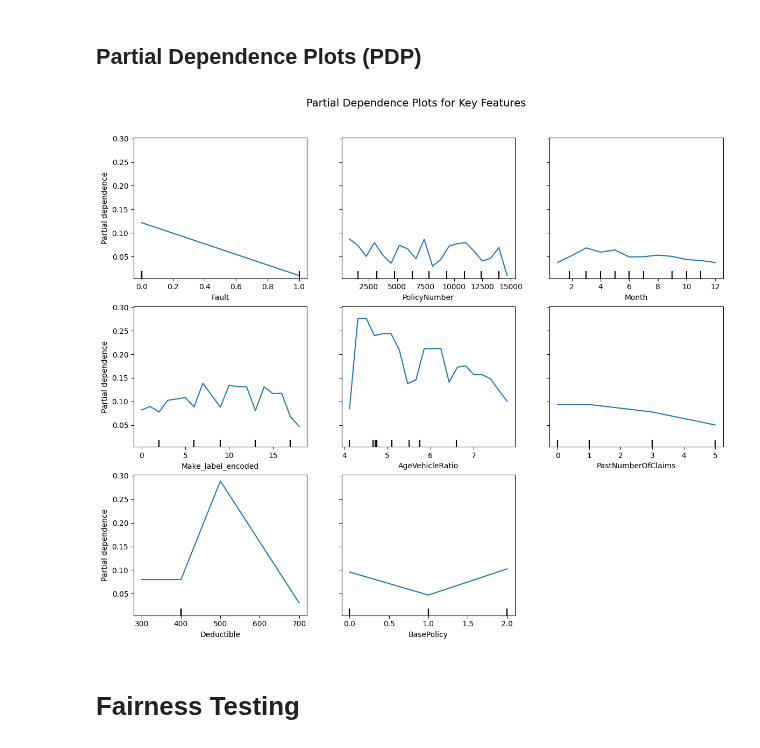
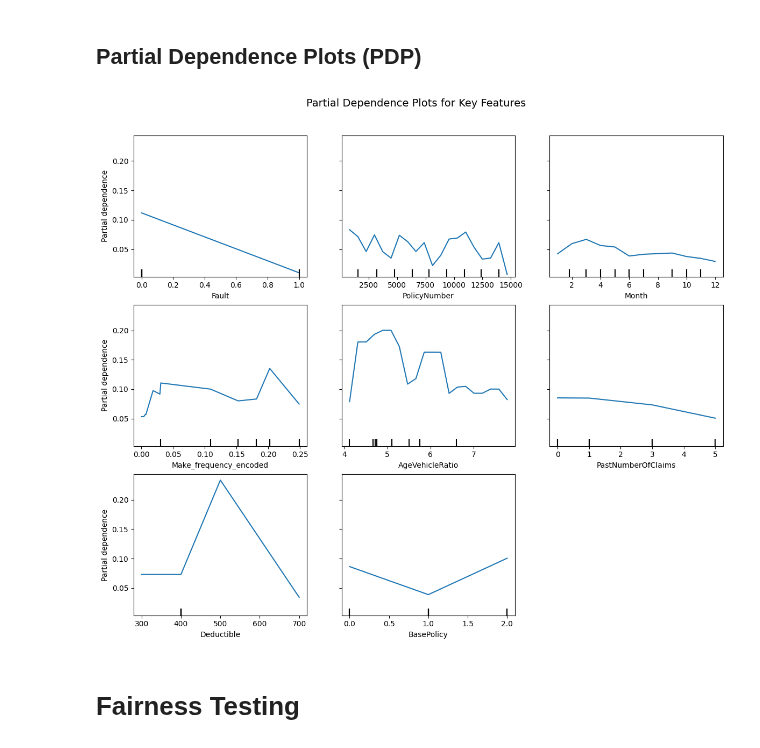
Before and after one commit to enxinn/DSA4263_VehicleInsuranceFraud, a Jupyter notebook: notebooks/09_lightgbm_finalmodel.ipynb, the cells around one changed output. Cells and saved outputs as stored; diff of their text form; code cells hidden in the pictures.

```diff
--- a/notebooks/09_lightgbm_finalmodel.ipynb
+++ b/notebooks/09_lightgbm_finalmodel.ipynb
@@ -14,9 +14,9 @@ import matplotlib.pyplot as plt
 import seaborn as sns
 # %%
 # Load dataset
-data = pd.read_csv("../data/processed/fraud.csv")
+data = pd.read_csv("data/processed/fraud.csv")
 
-X = data.drop(columns=['FraudFound_P','Make_frequency_encoded'])
+X = data.drop(columns=['FraudFound_P'])
 y = data['FraudFound_P'].astype(int)
 
 # Split
@@ -192,27 +194,27 @@ shap.force_plot(
 # %%
 from sklearn.inspection import PartialDependenceDisplay
 import matplotlib.pyplot as plt
 
 X_test_selected = X_test_selected.astype(float)
 
 fig, ax = plt.subplots(figsize=(12, 10))
 
 PartialDependenceDisplay.from_estimator(
     lgb_model,
     X_test_selected,
     features=[
-        'Fault', 'PolicyNumber', 'Month', 'Make_label_encoded',
+        'Fault', 'PolicyNumber', 'Month', 'Make_frequency_encoded',
         'AgeVehicleRatio', 'PastNumberOfClaims', 'Deductible', 'BasePolicy'
     ],
     grid_resolution=20,
     ax=ax
 )
 
 plt.suptitle("Partial Dependence Plots for Key Features", fontsize=14, y=1.02)
 plt.tight_layout()
 plt.show()
 # %% [output]
-[figure, old version]
+[figure, new version]
 # %% [markdown]
 # Fairness Testing
 # %%
```
Also changed, not shown: parts of 10 cells of this notebook, 3 other files.
